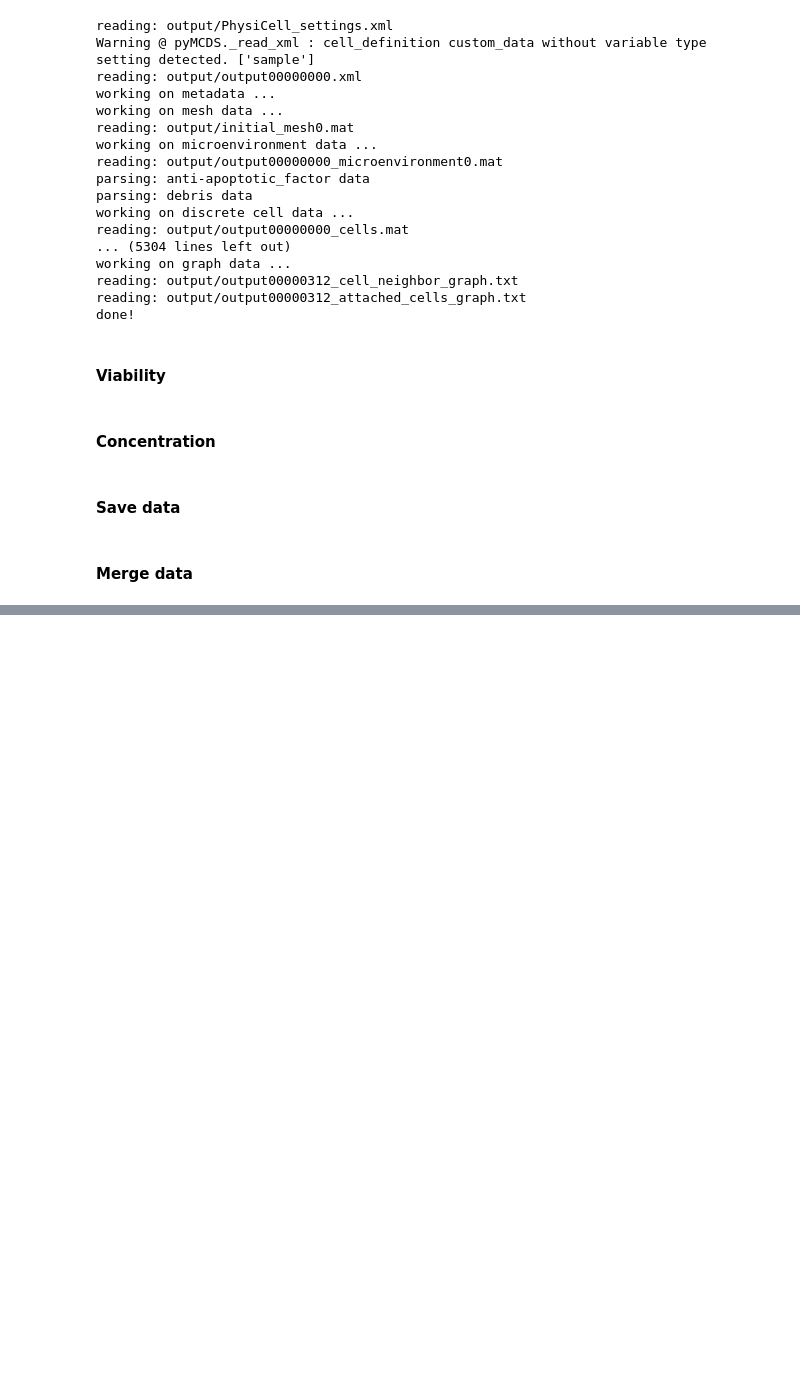
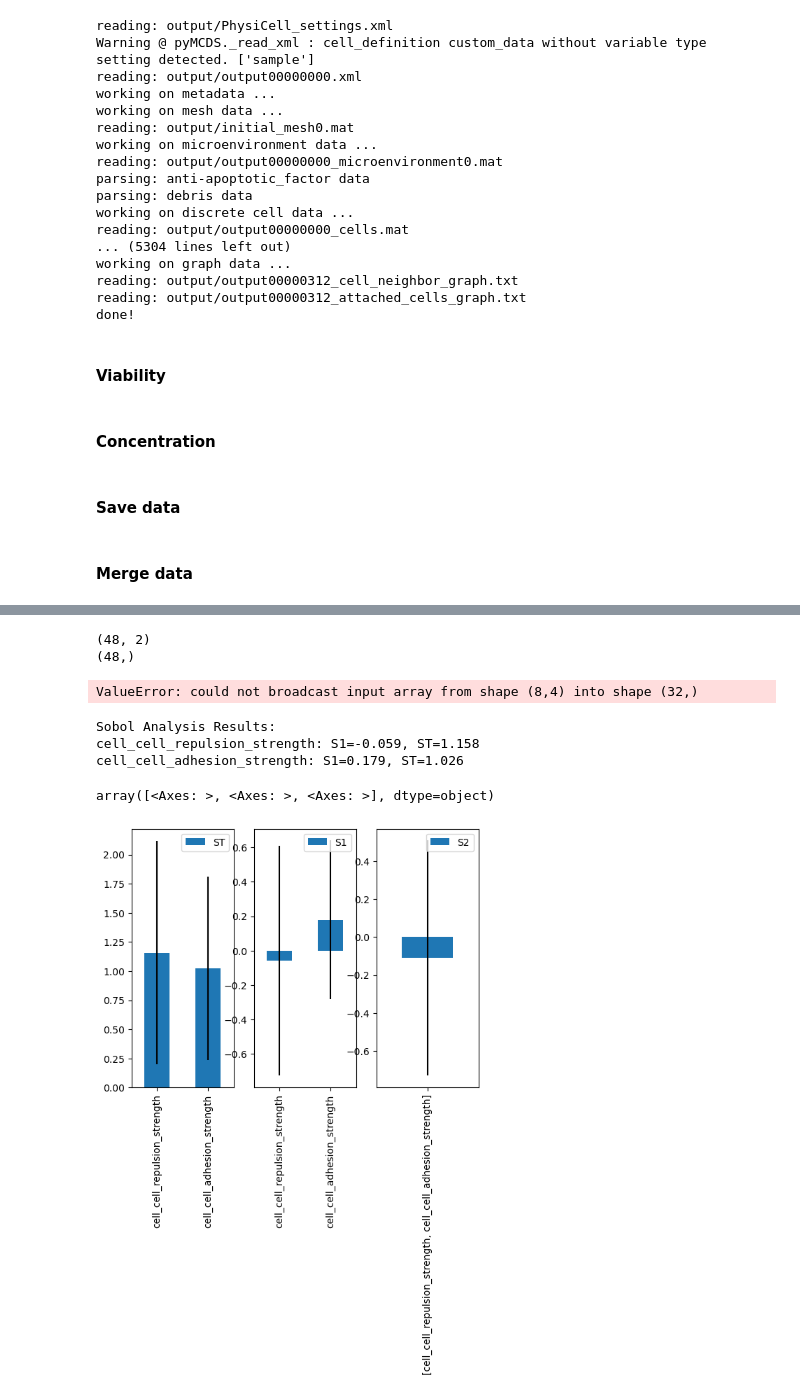
Before and after one commit to mhurtado13/ABM_NLC-CLL, a Jupyter notebook: Physicell_NLCs-CLL/scripts/Model_exploration.ipynb, the cells around one changed output, grey strips where cells are left out. Saved outputs shown, nothing was run; the diff lists cells and outputs as text; code cells hidden in the pictures; blank space fills up the shorter version.

Commit message:
Sobol analysis for Time series data

```diff
--- a/Physicell_NLCs-CLL/scripts/Model_exploration.ipynb
+++ b/Physicell_NLCs-CLL/scripts/Model_exploration.ipynb
@@ -329,0 +337,55 @@ concentration_csv = 'concentration.csv'
+# %%
+# Number of parameters
+nparams = 2
+
+#Ranges for each parameter
+param_ranges = {
+    'cell_cell_repulsion_strength': [1, 10],
+    'cell_cell_adhesion_strength': [0, 0.6]
+}
+
+#Define the problem for SALib
+problem = {
+    'num_vars': nparams,
+    'names': list(param_ranges.keys()),
+    'bounds': [[1, 10], [0, 0.6]]
+}
+# %%
+#Samples
+samples_sobol = np.loadtxt('../data_output/sobol_samples.csv', delimiter=",", skiprows=1)
+
+#Read output of simulation
+output = np.loadtxt('../data_output/viability.csv', delimiter=",", skiprows=1)
+# %%
+output_median = np.median(output, axis=0)
+# %%
+print(samples_sobol.shape)
+print(output_median.shape)
+# %% [output]
+(48, 2)
+(48,)
+# %%
+# Sobol analysis
+from SALib.analyze import sobol
+Si = sobol.analyze(problem, output_median, print_to_console=True, calc_second_order=True)
+# %% [output]
+ValueError: could not broadcast input array from shape (8,4) into shape (32,)
+# %%
+print('Sobol Analysis Results:')
+for i, param in enumerate(problem['names']):
+   print(f"{param}: S1={Si['S1'][i]:.3f}, ST={Si['ST'][i]:.3f}")
+# %% [output]
+Sobol Analysis Results:
+cell_cell_repulsion_strength: S1=-0.059, ST=1.158
+cell_cell_adhesion_strength: S1=0.179, ST=1.026
+# %%
+import matplotlib.pyplot as plt
+
+axes = Si.plot()
+axes[0].set_yscale('log')
+fig = plt.gcf()  # get current figure
+fig.set_size_inches(10, 4)
+plt.tight_layout()
+# %% [output]
+array([<Axes: >, <Axes: >, <Axes: >], dtype=object)
+[figure, added]
```
Also changed, not shown: parts of 3 cells of this notebook, 5 other files.
